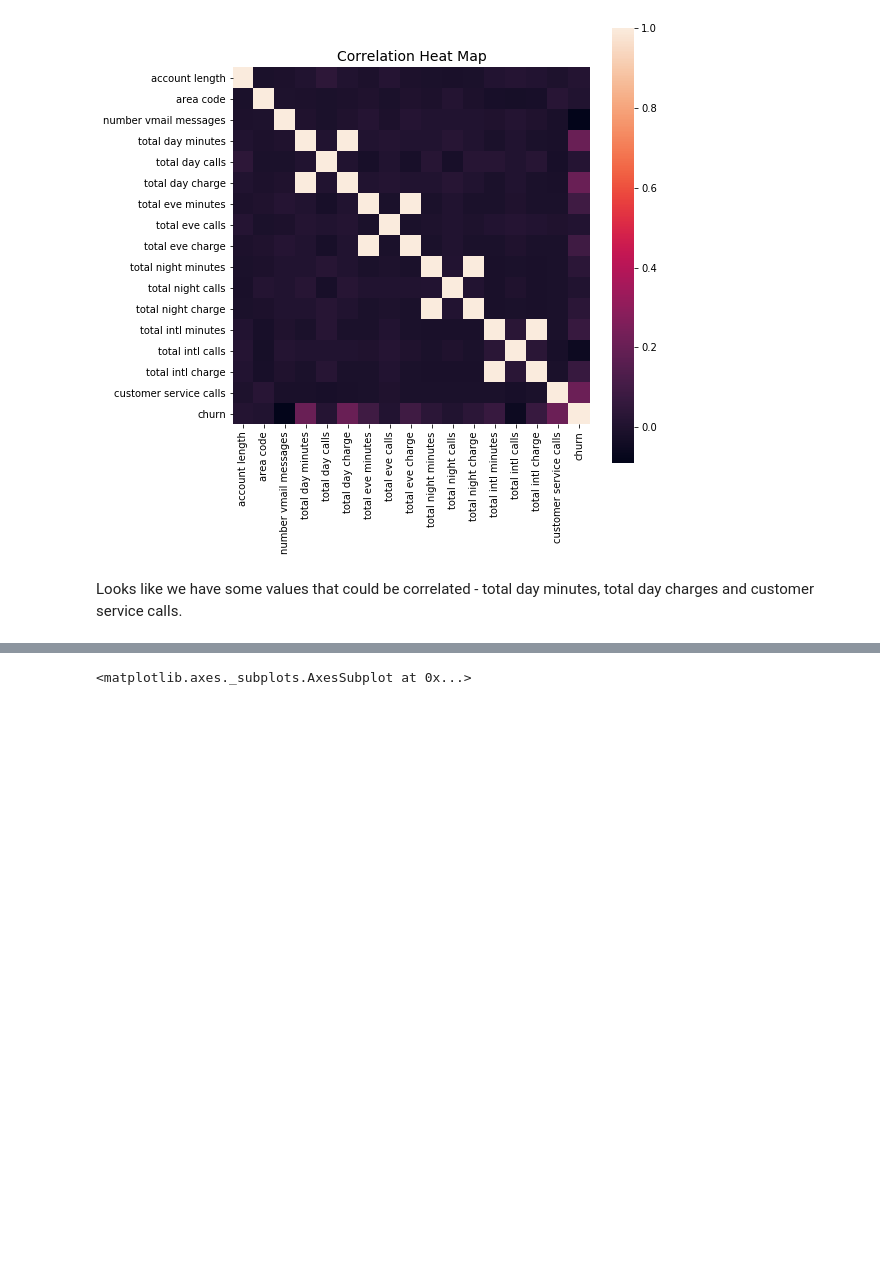
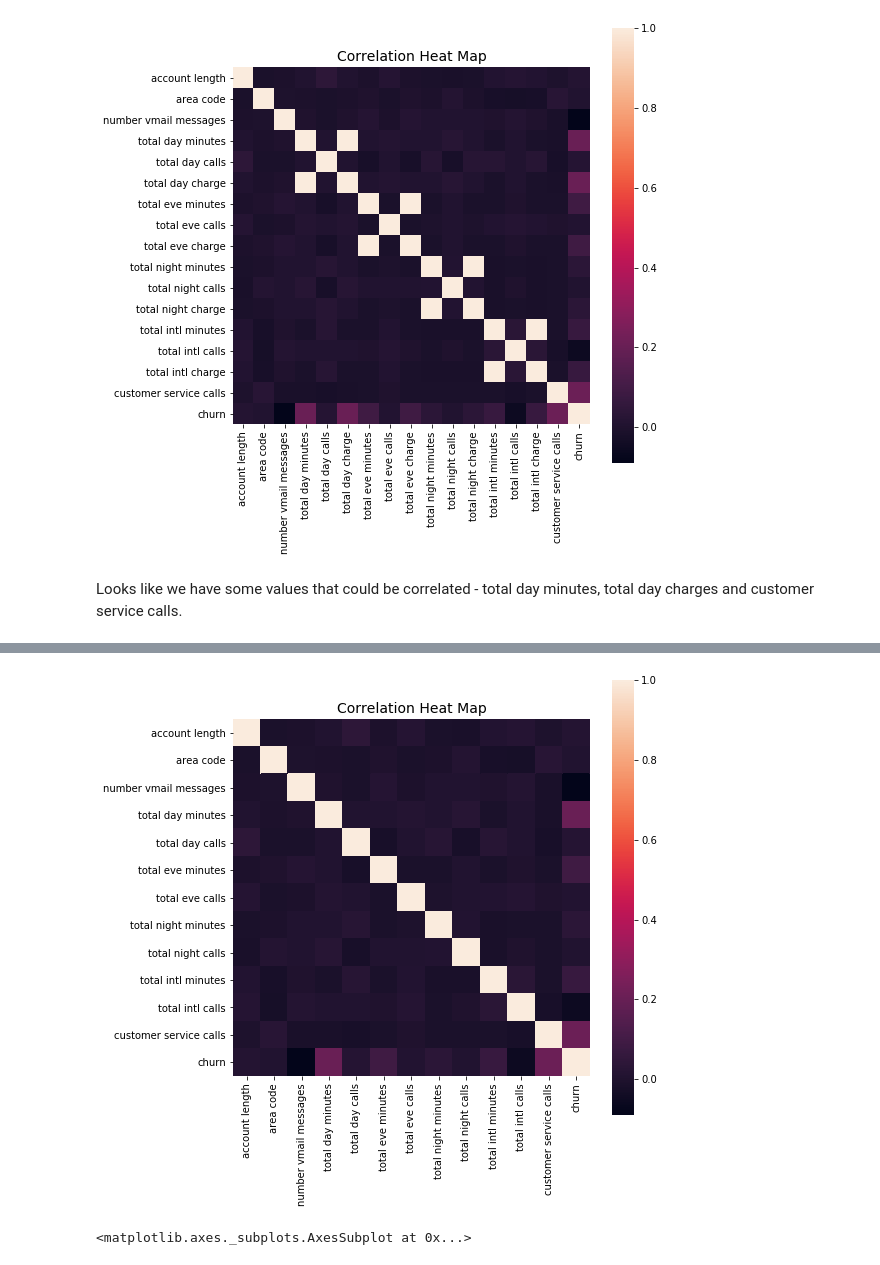
Before and after one commit to lambertmk/Module-3-V2.1, a Jupyter notebook: workbook.ipynb, the cells around one changed output, grey strips where cells are left out. Saved outputs shown, nothing was run; the diff lists cells and outputs as text; code cells hidden in the pictures; blank space fills up the shorter version.

```diff
--- a/workbook.ipynb
+++ b/workbook.ipynb
@@ -151,3 +164,14 @@ Looks like we have some values that could be correlated - total day minutes, tot
+# %%
+# Heat map again, with those removed
+
+corrmat = df_copy.corr()
+f, ax = plt.subplots(figsize=(8, 8))
+
+sns.heatmap(corrmat, square=True)
+plt.title("Correlation Heat Map", fontsize=14)
+plt.show()
+# %% [output]
+[figure, added]
 # %%
 y = df_copy["churn"].value_counts()
 sns.barplot(y.index, y.values)
```
Also changed, not shown: parts of 28 cells of this notebook.
